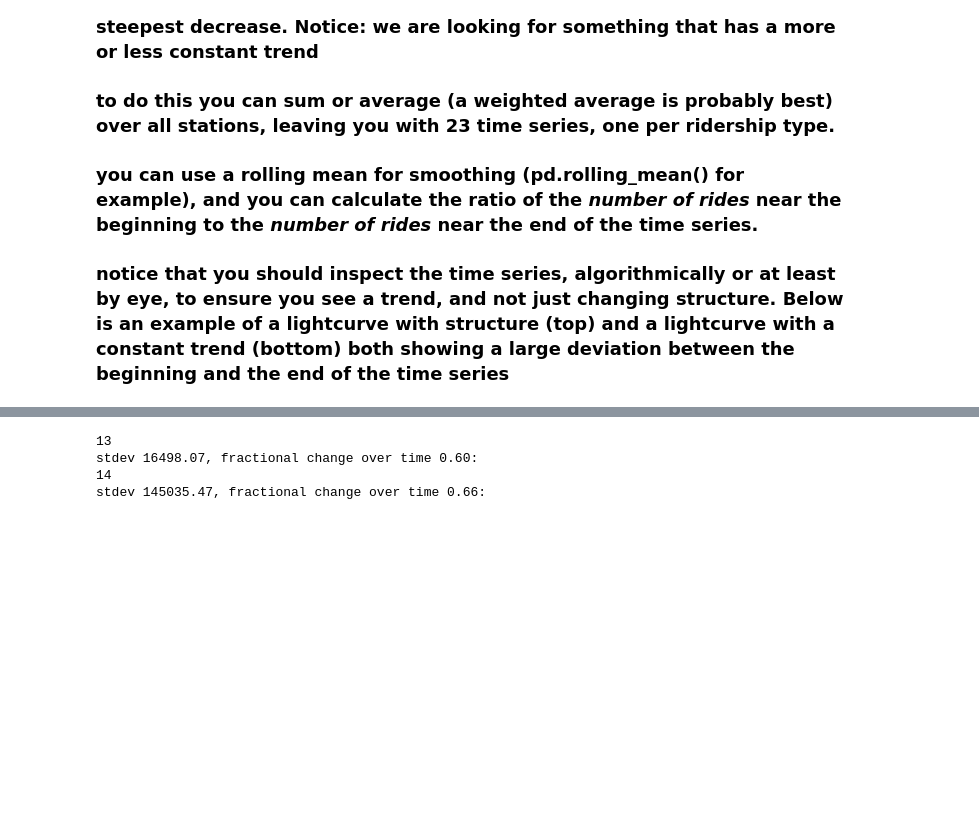
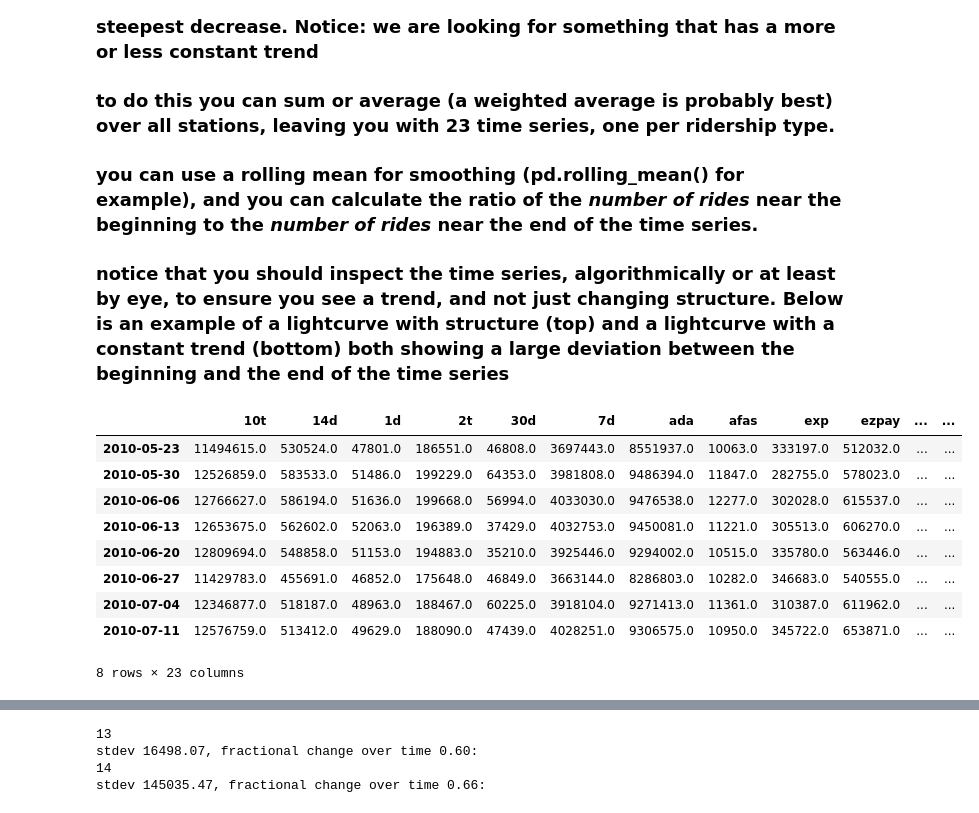
Before and after one commit to SohamMody/PUI2018_srm699, a Jupyter notebook: HW11_srm699/HW11_Assignment1.ipynb, the cells around one changed output, grey strips where cells are left out. Drawn from its saved outputs; the diff is of its cells as text; code cells hidden in the pictures; blank space fills up the shorter version.

```diff
--- a/HW11_srm699/HW11_Assignment1.ipynb
+++ b/HW11_srm699/HW11_Assignment1.ipynb
@@ -163,4 +164,4 @@ After that I create a date range (for example with pd.date_range())
 in a log plot to enhance the visibility along the y axis (np.log10(weightedrides[i]))
 all time series, each station each ride type, look like this (pretty ugly)
 # %%
-len(pd.date_range(start= '05/19/2010',periods=194, freq='W-Wed'))
+daterange = pd.date_range(start= '05/19/2010',periods=194, freq='W')
@@ -246,0 +264,13 @@ mtaRidesPerWeek = pd.DataFrame(np.nansum(np.nansum(mta,axis=0),axis=0),
+# %%
+ride_type_dataframe.head(8)
+# %% [output]
+|  | 10t | 14d | 1d | 2t | 30d | 7d | ada | afas | exp | ezpay | ... | ... |
+| 2010-05-23 | 11494615.0 | 530524.0 | 47801.0 | 186551.0 | 46808.0 | 3697443.0 | 8551937.0 | 10063.0 | 333197.0 | 512032.0 | ... | ... |
+| 2010-05-30 | 12526859.0 | 583533.0 | 51486.0 | 199229.0 | 64353.0 | 3981808.0 | 9486394.0 | 11847.0 | 282755.0 | 578023.0 | ... | ... |
+| 2010-06-06 | 12766627.0 | 586194.0 | 51636.0 | 199668.0 | 56994.0 | 4033030.0 | 9476538.0 | 12277.0 | 302028.0 | 615537.0 | ... | ... |
+| 2010-06-13 | 12653675.0 | 562602.0 | 52063.0 | 196389.0 | 37429.0 | 4032753.0 | 9450081.0 | 11221.0 | 305513.0 | 606270.0 | ... | ... |
+| 2010-06-20 | 12809694.0 | 548858.0 | 51153.0 | 194883.0 | 35210.0 | 3925446.0 | 9294002.0 | 10515.0 | 335780.0 | 563446.0 | ... | ... |
+| 2010-06-27 | 11429783.0 | 455691.0 | 46852.0 | 175648.0 | 46849.0 | 3663144.0 | 8286803.0 | 10282.0 | 346683.0 | 540555.0 | ... | ... |
+| 2010-07-04 | 12346877.0 | 518187.0 | 48963.0 | 188467.0 | 60225.0 | 3918104.0 | 9271413.0 | 11361.0 | 310387.0 | 611962.0 | ... | ... |
+| 2010-07-11 | 12576759.0 | 513412.0 | 49629.0 | 188090.0 | 47439.0 | 4028251.0 | 9306575.0 | 10950.0 | 345722.0 | 653871.0 | ... | ... |
+8 rows × 23 columns
```
Also changed, not shown: parts of 32 cells of this notebook, 1 other file.
